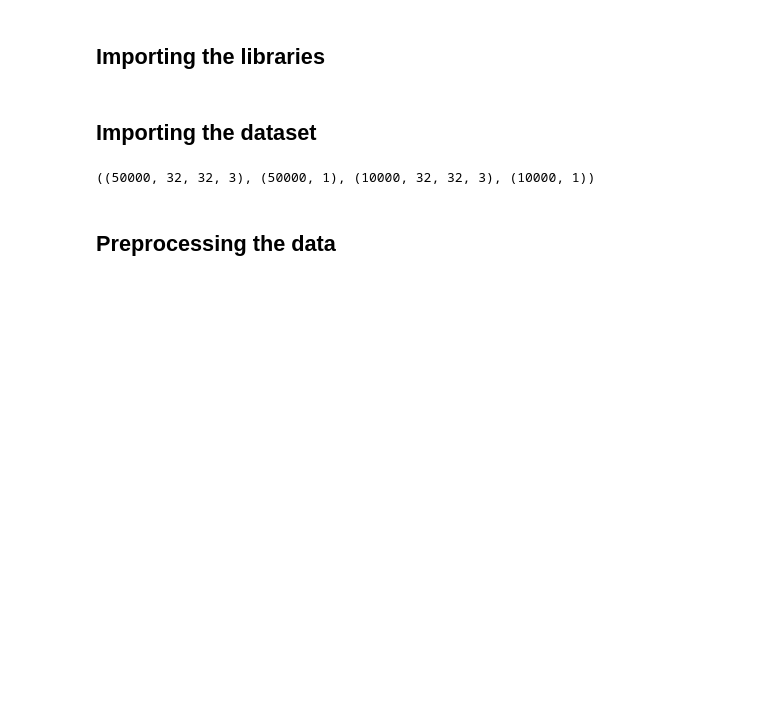
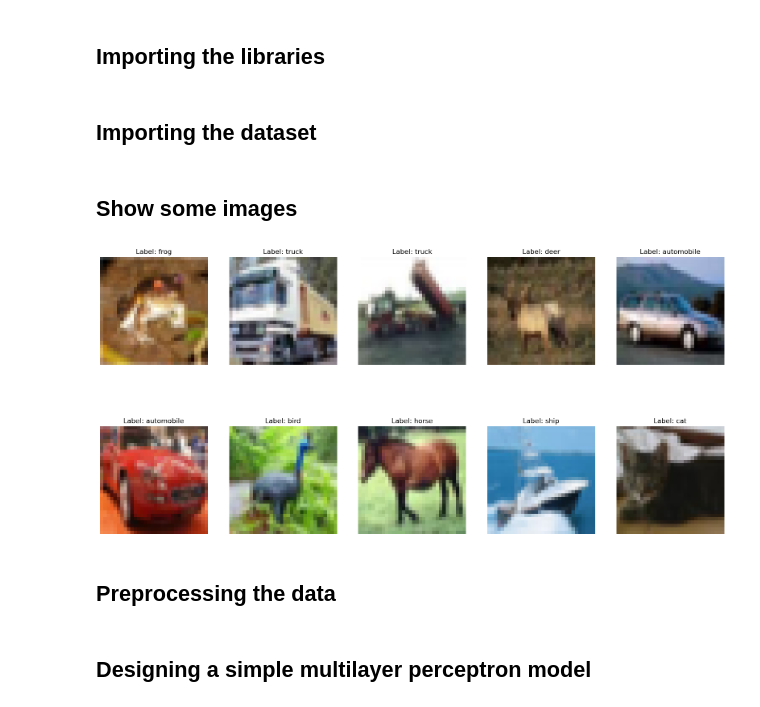
Before and after one commit to ErfanRasti/MachineLearningProjects, a Jupyter notebook: NeuralNetworks/CIFAR10Classification.ipynb, the cells around one changed output. Drawn from its saved outputs; the diff is of its cells as text; code cells hidden in the pictures; blank space fills up the shorter version.

```diff
--- a/NeuralNetworks/CIFAR10Classification.ipynb
+++ b/NeuralNetworks/CIFAR10Classification.ipynb
@@ -8,9 +10,24 @@ from keras.datasets import cifar10
 ## Importing the dataset
 # %%
 (X_train, y_train), (X_test, y_test) = cifar10.load_data()
-X_train.shape, y_train.shape, X_test.shape, y_test.shape
+assert X_train.shape == (50000, 32, 32, 3)
+assert y_train.shape == (50000, 1)
+assert X_test.shape == (10000, 32, 32, 3)
+assert y_test.shape == (10000, 1)
-# %% [output]
-((50000, 32, 32, 3), (50000, 1), (10000, 32, 32, 3), (10000, 1))
+# %%
+label_dict = {0: 'airplane', 1: 'automobile', 2: 'bird', 3: 'cat', 4: 'deer', 5: 'dog', 6: 'frog', 7: 'horse', 8: 'ship', 9: 'truck'}
+# %% [markdown]
+## Show some images
+# %%
+plt.figure(figsize=(20,10))
+
+for i in range(10):
+    subplt = plt.subplot(2, 5, i+1)
+    plt.imshow(X_train[i])
+    plt.axis('off')
+    plt.title('Label: {}'.format(label_dict[y_train[i][0]]))
+# %% [output]
+[figure, added]
 # %% [markdown]
 ## Preprocessing the data
 # %%
@@ -23,0 +41,2 @@ y_train /= 255
+# %% [markdown]
+## Designing a simple multilayer perceptron model
```
Also changed, not shown: parts of 2 cells of this notebook, 1 other file.
